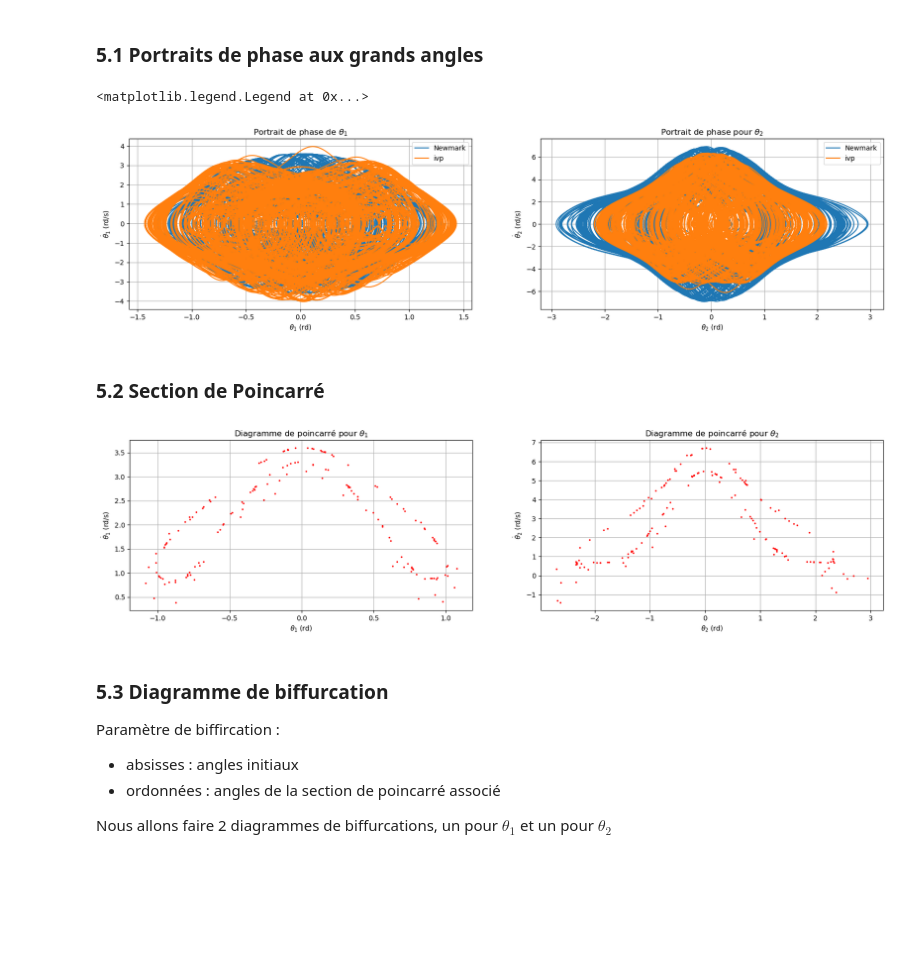
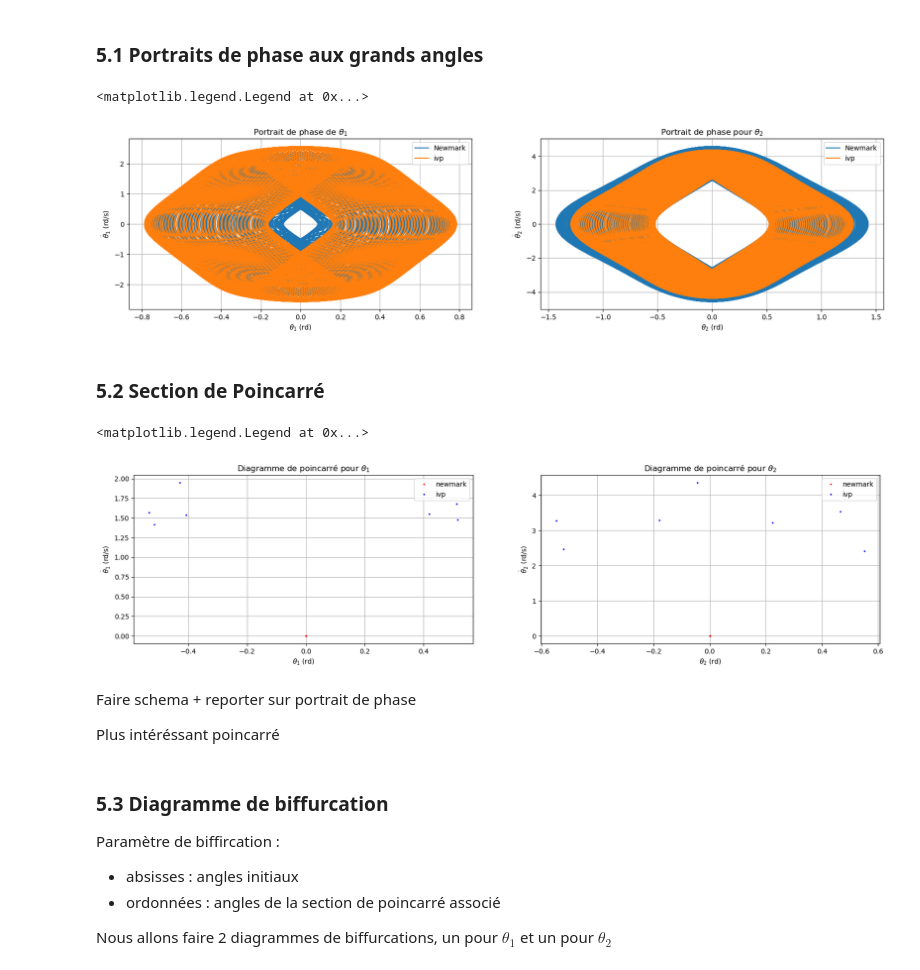
Before and after one commit to artlexiis/pendule-double, a Jupyter notebook: Jupyter Notebook/Pendule_Double.ipynb, the cells around one changed output. Saved outputs shown, nothing was run; the diff lists cells and outputs as text; code cells hidden in the pictures; blank space fills up the shorter version.

```diff
--- a/Jupyter Notebook/Pendule_Double.ipynb
+++ b/Jupyter Notebook/Pendule_Double.ipynb
@@ -611,8 +614,8 @@ def pendule_double_ivp_ga(t, X, l1, l2, g,m1,m2):
 # %% [markdown]
 #### Définition des conditions intiales aux grands angles
 # %%
-theta10 = np.radians(56)                            #theta 1 initial (rad)
-theta20 = np.radians(55)                            #theta 2 initial (rad)
+theta10 = np.radians(45)                            #theta 1 initial (rad)
+theta20 = np.radians(-30)                            #theta 2 initial (rad)
 omega10 = np.radians(0)                              #omega 1 initial (rad/s)
 omega20 = np.radians(0)                            #omega 2 initial (rad/s)
 l1 = 3                                #longeur du premier bras (m)
@@ -930,7 +956,7 @@ bx.grid(True, which='both')
 plt.legend()
 # %% [output]
 <matplotlib.legend.Legend at 0x...>
-[figure, old version]
+[figure, new version]
 # %% [markdown]
 ### 5.2 Section de Poincarré
 # %%
@@ -958,38 +984,49 @@ def section_poincare(solution, Ninc,num):
         theta = 1   #posiion à append
         omega = 3   #vitesse à append
 
     solution[0:2,:] = np.mod(solution[0:2,:] + np.pi, 2 * np.pi) - np.pi
     Ps = []
 
     for i in range(Ninc-1):
         # Test de croisement de l'axe vertical avec le produit de deux valeurs de theta2 successives
         if solution[C1, i] * solution[C1, i + 1] <= 0:
             if solution[C2, i] < 0:
                 Ps.append([solution[theta, i], solution[omega, i]])
 
     return np.array(Ps).T
 
 
-section_theta1 = section_poincare(solution_newmark_ga,Ninc,1)
-section_theta2 = section_poincare(solution_newmark_ga,Ninc,2)
+section_theta1_newmark = section_poincare(solution_newmark_ga,Ninc,1)
+section_theta2_newmark = section_poincare(solution_newmark_ga,Ninc,2)
+section_theta1_ivp = section_poincare(solution_ivp_ga,Ninc,1)
+section_theta2_ivp = section_poincare(solution_ivp_ga,Ninc,2)
 
 fig = plt.figure(figsize=(20, 10));
 
 ax = fig.add_subplot(2,2,1);
-ax.plot(section_theta1[0,:],section_theta1[1,:], '.r', ms=3)
+ax.plot(section_theta1_newmark[0,:],section_theta1_newmark[1,:], '.r', ms=3,label = 'newmark')
+ax.plot(section_theta1_ivp[0,:],section_theta1_ivp[1,:], '.b', ms=3,label = 'ivp')
 ax.set_xlabel(r'$\theta_1$ (rd)')
 ax.set_ylabel(r'$ \dot\theta_1 $ (rd/s)')
 ax.set_title(r'Diagramme de poincarré pour $\theta_1$')
 ax.grid(True, which='both')
+plt.legend()
 
 bx = fig.add_subplot(2,2,2);
 bx.set_xlabel(r'$ \theta_2 $ (rd)')
 bx.set_ylabel(r'$ \dot\theta_2 $ (rd/s)')
 bx.set_title(r'Diagramme de poincarré pour $\theta_2$')
-bx.plot(section_theta2[0,:],section_theta2[1,:], '.r', ms=3)
+bx.plot(section_theta2_newmark[0,:],section_theta2_newmark[1,:], '.r', ms=3,label = 'newmark')
+bx.plot(section_theta2_ivp[0,:],section_theta2_ivp[1,:], '.b', ms=3,label = 'ivp')
 bx.grid(True, which='both')
+plt.legend()
 # %% [output]
+<matplotlib.legend.Legend at 0x...>
-[figure, old version]
+[figure, new version]
+# %% [markdown]
+Faire schema + reporter sur portrait de phase
+
+Plus intéréssant poincarré
 # %% [markdown]
 ### 5.3 Diagramme de biffurcation
 
```
Also changed, not shown: parts of 29 cells of this notebook, 8 other files.
